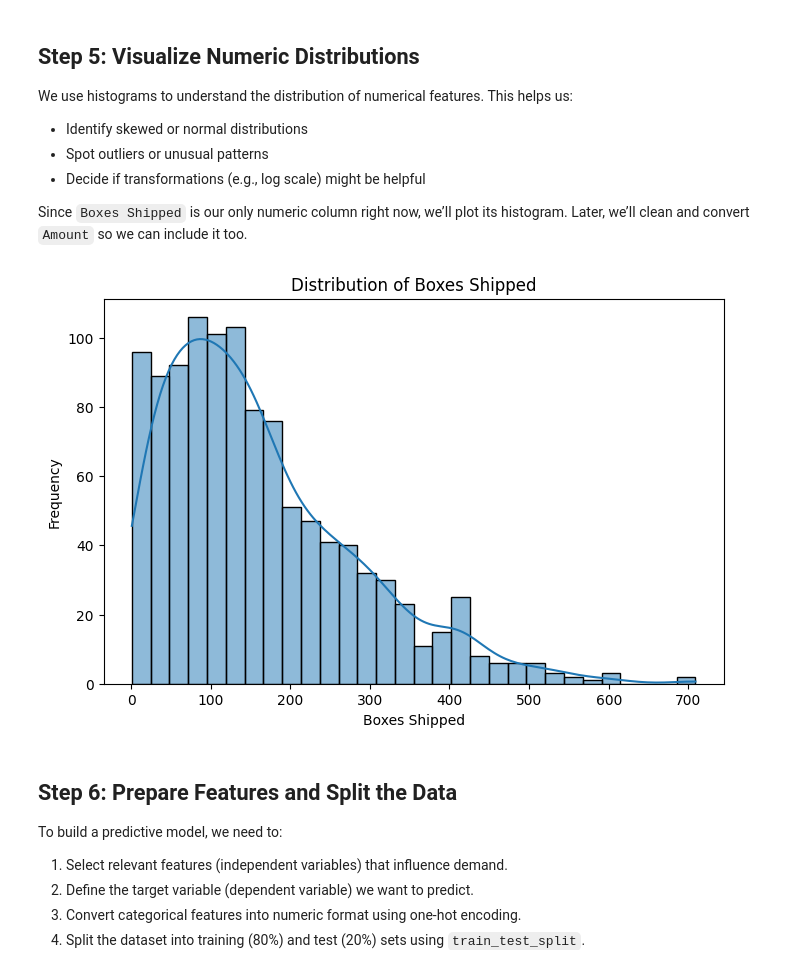
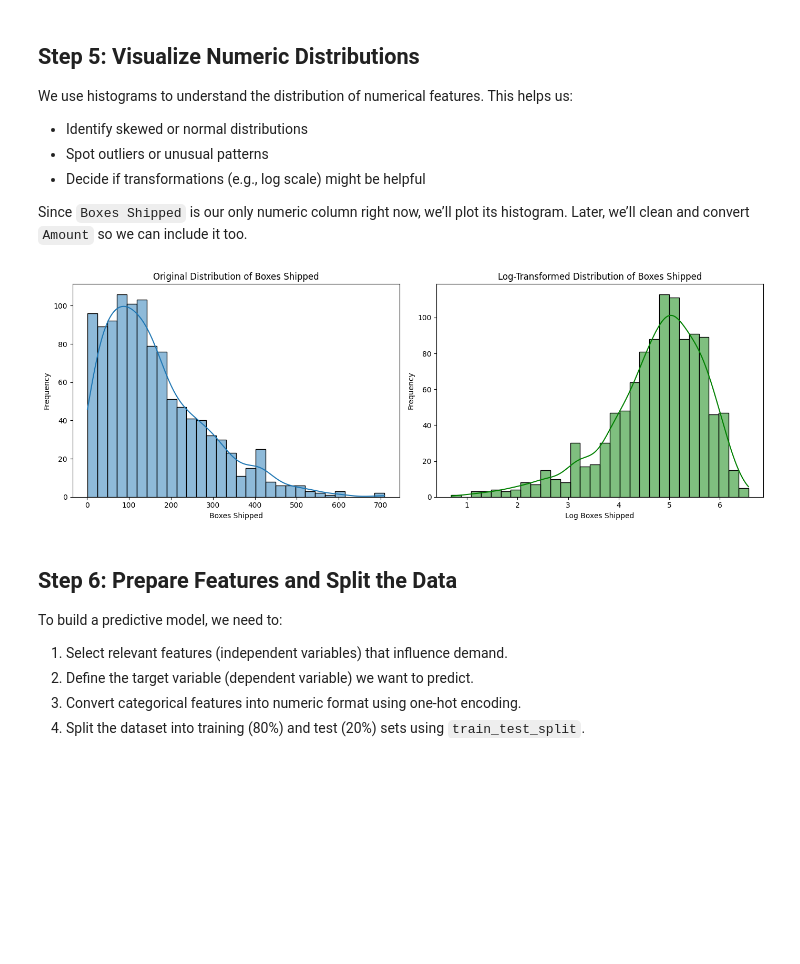
Before and after one commit to Kiruthikaa2512/ml-course-projects, a Jupyter notebook: notebooks/lab1_chocolate_sales.ipynb, the cells around one changed output. Drawn from its saved outputs; the diff is of its cells as text; code cells hidden in the pictures; blank space fills up the shorter version.

Commit message:
Lab1_Chocolate_Sales ML Prediction completed

```diff
--- a/notebooks/lab1_chocolate_sales.ipynb
+++ b/notebooks/lab1_chocolate_sales.ipynb
@@ -114,12 +114,30 @@ df['Amount'] = pd.to_numeric(df['Amount'], errors='coerce')
 # Clean 'Boxes Shipped'
 df['Boxes Shipped'] = pd.to_numeric(df['Boxes Shipped'], errors='coerce')
 
-# Drop rows with any invalid numeric values
-df = df.dropna(subset=['Amount', 'Boxes Shipped'])
+# Log-transform 'Boxes Shipped'
+df['Log Boxes Shipped'] = np.log1p(df['Boxes Shipped'])
+
+# Group products into categories
+def categorize_product(name):
+    if "Dark" in name:
+        return "Dark Chocolate"
+    elif "Almond" in name or "Nut" in name:
+        return "Nut-Based"
+    elif "Syrup" in name or "Drinking" in name:
+        return "Liquid"
+    else:
+        return "Other"
+
+df['Product Category'] = df['Product'].apply(categorize_product)
+
+# Drop rows with missing values
+df = df.dropna(subset=['Amount', 'Boxes Shipped', 'Log Boxes Shipped'])
+
 
 # Confirm cleaning
 print(df['Amount'].dtype)
 print(df['Boxes Shipped'].dtype)
+print(df['Log Boxes Shipped'].dtype)
 # %% [output]
 int64
 int64
@@ -134,15 +153,28 @@ We use histograms to understand the distribution of numerical features. This hel
 
 Since `Boxes Shipped` is our only numeric column right now, we’ll plot its histogram. Later, we’ll clean and convert `Amount` so we can include it too.
 # %%
-# Step 3: Visualize numeric distributions
-plt.figure(figsize=(8, 5))
+# Step 5: Visualize numeric distributions
+
+plt.figure(figsize=(14, 5))
+
+# Original distribution
+plt.subplot(1, 2, 1)
 sns.histplot(df['Boxes Shipped'], bins=30, kde=True)
-plt.title("Distribution of Boxes Shipped")
+plt.title("Original Distribution of Boxes Shipped")
 plt.xlabel("Boxes Shipped")
 plt.ylabel("Frequency")
+
+# Log-transformed distribution
+plt.subplot(1, 2, 2)
+sns.histplot(df['Log Boxes Shipped'], bins=30, kde=True, color='green')
+plt.title("Log-Transformed Distribution of Boxes Shipped")
+plt.xlabel("Log Boxes Shipped")
+plt.ylabel("Frequency")
+
+plt.tight_layout()
 plt.show()
 # %% [output]
-[figure, old version]
+[figure, new version]
 # %% [markdown]
 ## Step 6: Prepare Features and Split the Data
 
```
Also changed, not shown: parts of 4 cells of this notebook.
